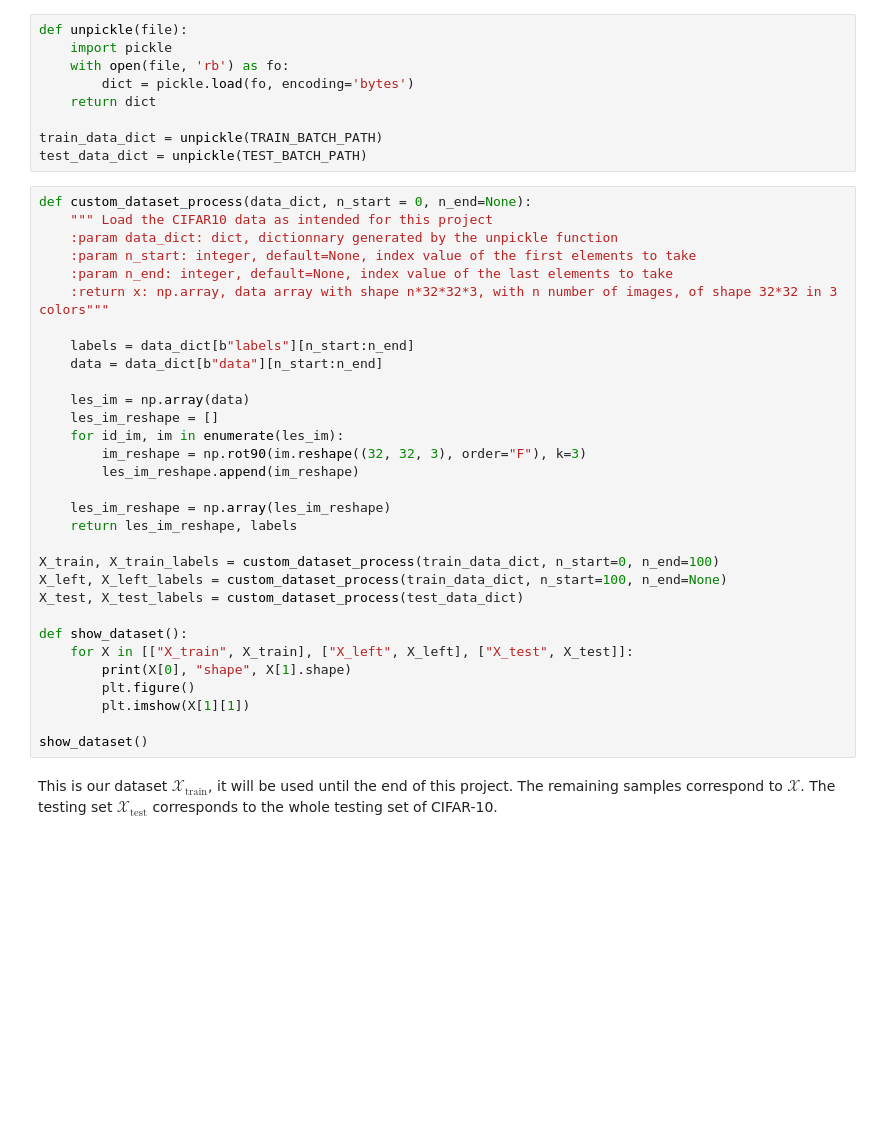
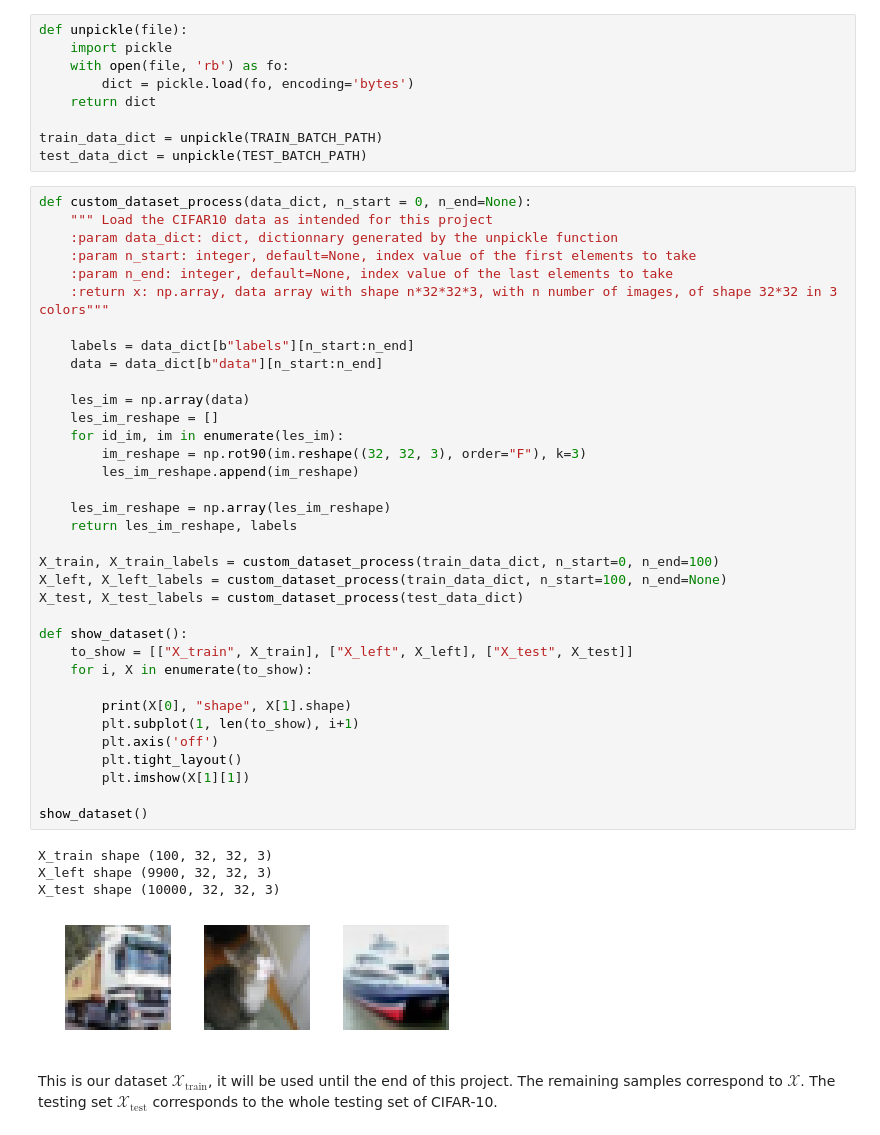
Before and after one commit to paulasquin/deep-learning-in-practice-cs, a Jupyter notebook: 3-TD_ADL.ipynb, the cells around one changed output. Cells and saved outputs as stored; diff of their text form; blank space fills up the shorter version.

```diff
--- a/3-TD_ADL.ipynb
+++ b/3-TD_ADL.ipynb
@@ -321,34 +324,43 @@ test_data_dict = unpickle(TEST_BATCH_PATH)
 # %%
 def custom_dataset_process(data_dict, n_start = 0, n_end=None):
     """ Load the CIFAR10 data as intended for this project
     :param data_dict: dict, dictionnary generated by the unpickle function
     :param n_start: integer, default=None, index value of the first elements to take
     :param n_end: integer, default=None, index value of the last elements to take
     :return x: np.array, data array with shape n*32*32*3, with n number of images, of shape 32*32 in 3 colors"""
 
     labels = data_dict[b"labels"][n_start:n_end]
     data = data_dict[b"data"][n_start:n_end]
 
     les_im = np.array(data)
     les_im_reshape = []
     for id_im, im in enumerate(les_im):
         im_reshape = np.rot90(im.reshape((32, 32, 3), order="F"), k=3)
         les_im_reshape.append(im_reshape)
 
     les_im_reshape = np.array(les_im_reshape)
     return les_im_reshape, labels
 
 X_train, X_train_labels = custom_dataset_process(train_data_dict, n_start=0, n_end=100)
 X_left, X_left_labels = custom_dataset_process(train_data_dict, n_start=100, n_end=None)
 X_test, X_test_labels = custom_dataset_process(test_data_dict)
 
 def show_dataset():
-    for X in [["X_train", X_train], ["X_left", X_left], ["X_test", X_test]]:
+    to_show = [["X_train", X_train], ["X_left", X_left], ["X_test", X_test]]
+    for i, X in enumerate(to_show):
+
         print(X[0], "shape", X[1].shape)
-        plt.figure()
+        plt.subplot(1, len(to_show), i+1)
+        plt.axis('off')
+        plt.tight_layout()
         plt.imshow(X[1][1])
 
 show_dataset()
+# %% [output]
+X_train shape (100, 32, 32, 3)
+X_left shape (9900, 32, 32, 3)
+X_test shape (10000, 32, 32, 3)
+[figure, added]
 # %% [markdown]
 This is our dataset $\mathcal{X}_{\text{train}}$, it will be used until the end of this project. The remaining samples correspond to $\mathcal{X}$. The testing set $\mathcal{X}_{\text{test}}$ corresponds to the whole testing set of CIFAR-10.
 # %% [markdown]
```
Also changed, not shown: parts of 4 cells of this notebook.
